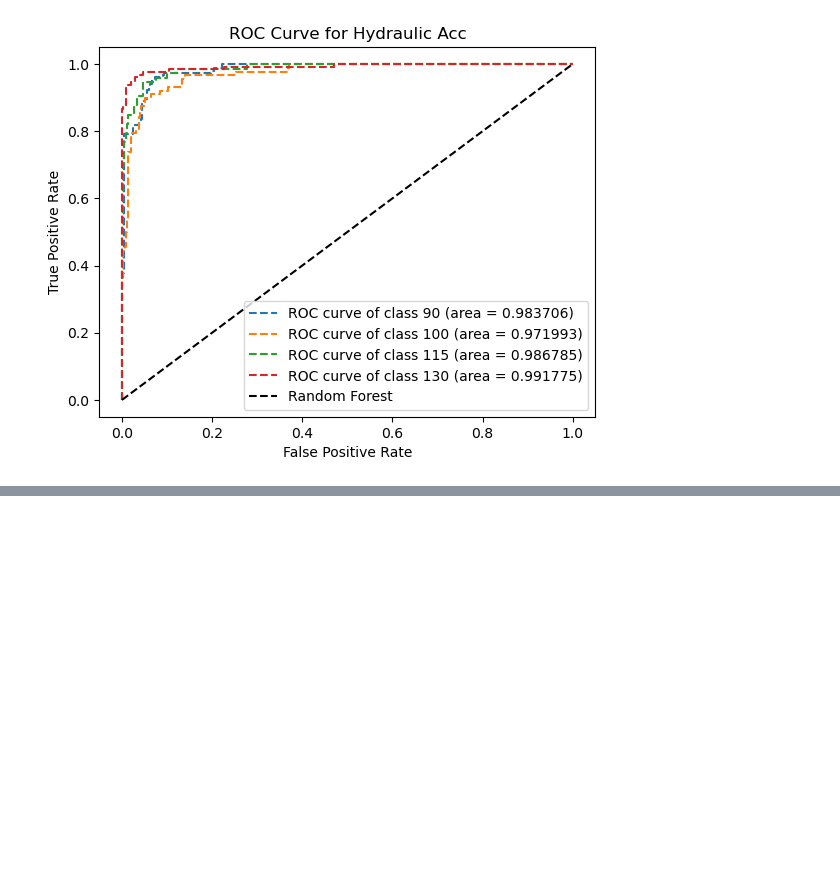
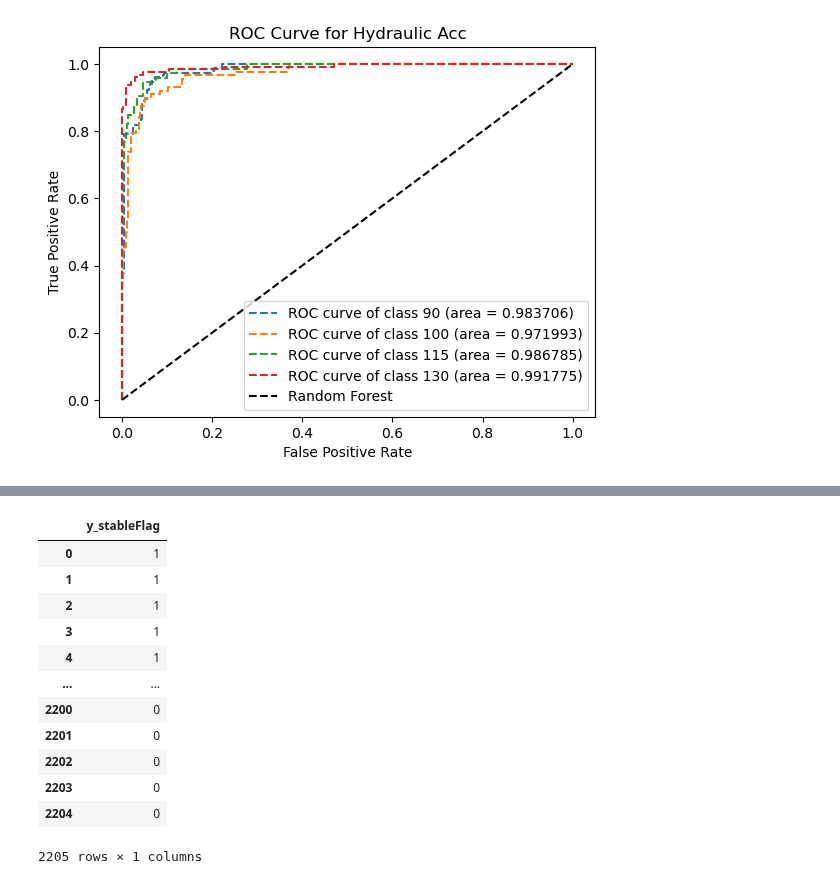
Before and after one commit to ajaykofficial/Machine-Learning, a Jupyter notebook: Condition Monitoring of Hydraulic System/Boosting.ipynb, the cells around one changed output, grey strips where cells are left out. Cells and saved outputs as stored; diff of their text form; code cells hidden in the pictures; blank space fills up the shorter version.

```diff
--- a/Condition Monitoring of Hydraulic System/Boosting.ipynb
+++ b/Condition Monitoring of Hydraulic System/Boosting.ipynb
@@ -369,0 +389,16 @@ plt.show()
+# %%
+y1
+# %% [output]
+|  | y_stableFlag |
+| 0 | 1 |
+| 1 | 1 |
+| 2 | 1 |
+| 3 | 1 |
+| 4 | 1 |
+| ... | ... |
+| 2200 | 0 |
+| 2201 | 0 |
+| 2202 | 0 |
+| 2203 | 0 |
+| 2204 | 0 |
+2205 rows × 1 columns
```
Also changed, not shown: parts of 10 cells of this notebook.
